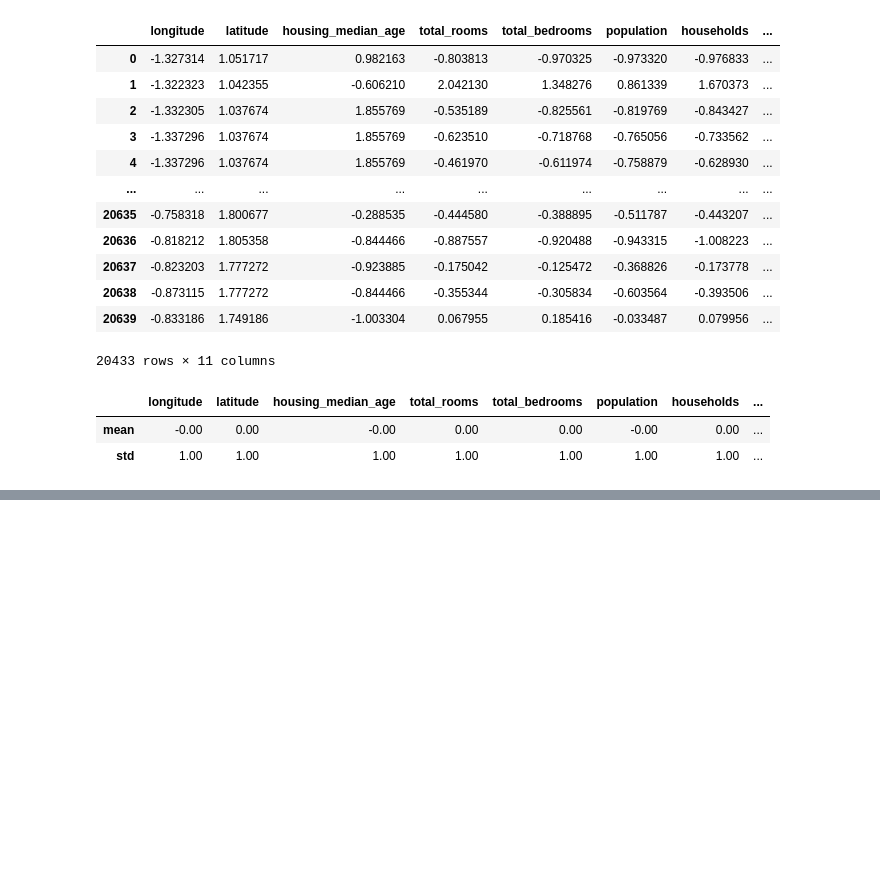
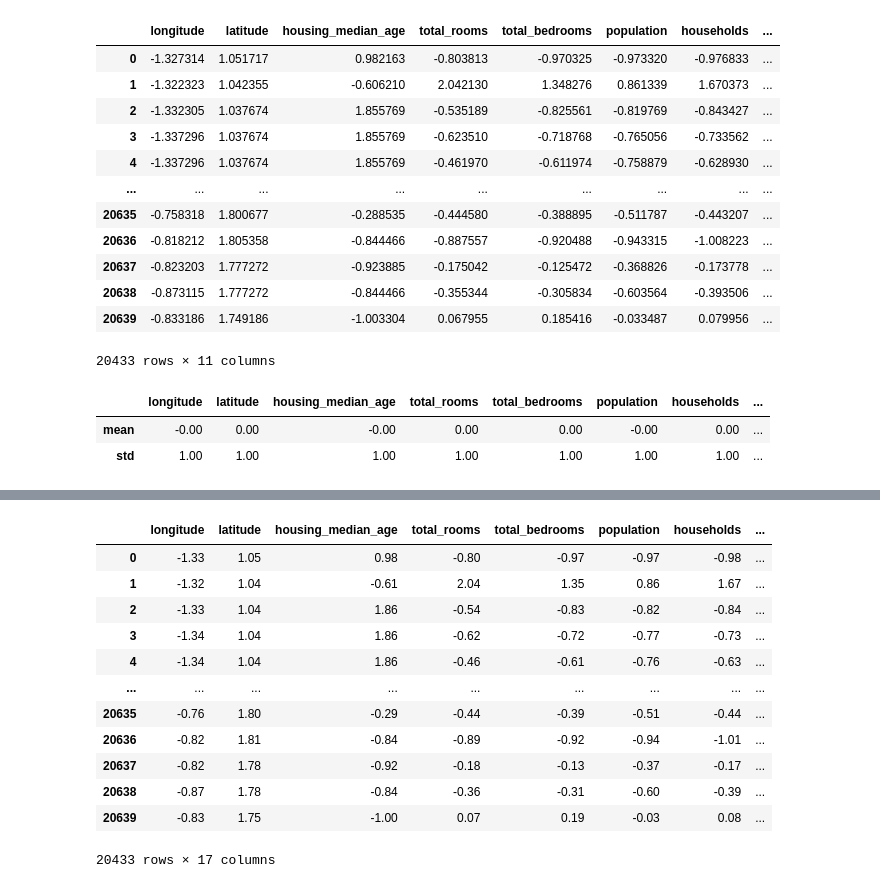
Before and after one commit to mohd-sahil/Housing-Dataset, a Jupyter notebook: Housing_Dataset_DP_and_FE_ML.ipynb, the cells around one changed output, grey strips where cells are left out. Drawn from its saved outputs; the diff is of its cells as text; code cells hidden in the pictures; blank space fills up the shorter version.

Commit message:
feature engg- ocean proximity

```diff
--- a/Housing_Dataset_DP_and_FE_ML.ipynb
+++ b/Housing_Dataset_DP_and_FE_ML.ipynb
@@ -535,0 +560,3 @@ feat1.agg(["mean", "std"])
+# %%
+dummies = pd.get_dummies(features.ocean_proximity)
+dummies
@@ -535,0 +577,17 @@ feat1.agg(["mean", "std"])
+# %%
+features = pd.concat([feat1, dummies, df.income_cat], axis = 1)
+features
+# %% [output]
+|  | longitude | latitude | housing_median_age | total_rooms | total_bedrooms | population | households | ... |
+| 0 | -1.33 | 1.05 | 0.98 | -0.80 | -0.97 | -0.97 | -0.98 | ... |
+| 1 | -1.32 | 1.04 | -0.61 | 2.04 | 1.35 | 0.86 | 1.67 | ... |
+| 2 | -1.33 | 1.04 | 1.86 | -0.54 | -0.83 | -0.82 | -0.84 | ... |
+| 3 | -1.34 | 1.04 | 1.86 | -0.62 | -0.72 | -0.77 | -0.73 | ... |
+| 4 | -1.34 | 1.04 | 1.86 | -0.46 | -0.61 | -0.76 | -0.63 | ... |
+| ... | ... | ... | ... | ... | ... | ... | ... | ... |
+| 20635 | -0.76 | 1.80 | -0.29 | -0.44 | -0.39 | -0.51 | -0.44 | ... |
+| 20636 | -0.82 | 1.81 | -0.84 | -0.89 | -0.92 | -0.94 | -1.01 | ... |
+| 20637 | -0.82 | 1.78 | -0.92 | -0.18 | -0.13 | -0.37 | -0.17 | ... |
+| 20638 | -0.87 | 1.78 | -0.84 | -0.36 | -0.31 | -0.60 | -0.39 | ... |
+| 20639 | -0.83 | 1.75 | -1.00 | 0.07 | 0.19 | -0.03 | 0.08 | ... |
+20433 rows × 17 columns
```
Also changed, not shown: parts of 3 cells of this notebook.
